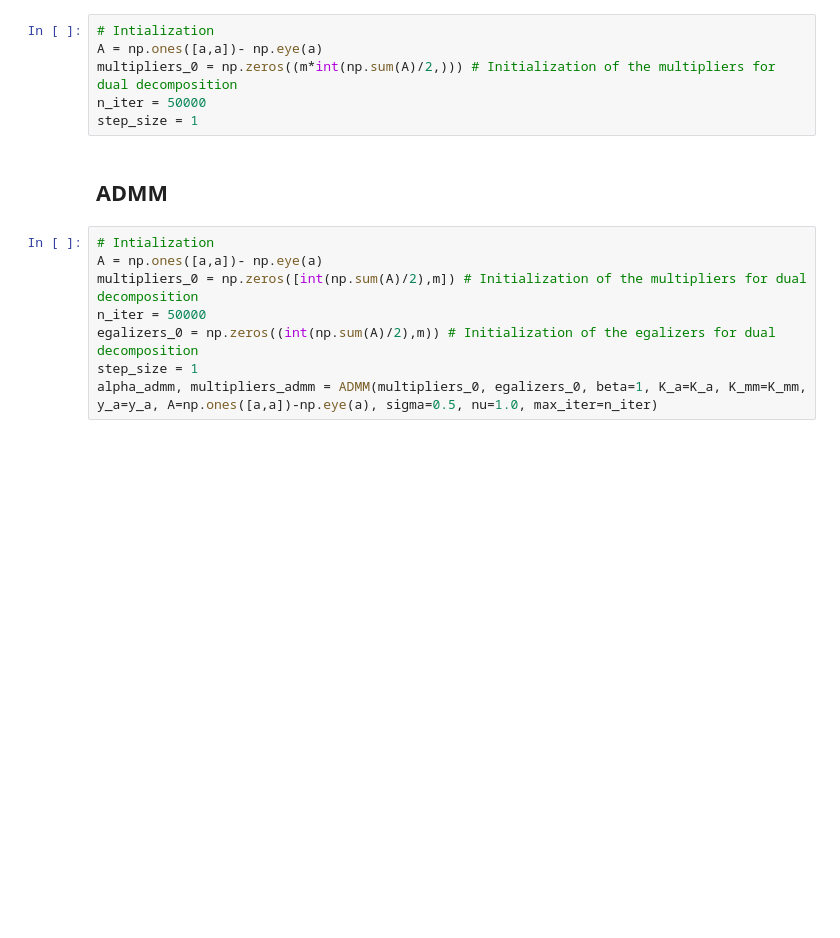
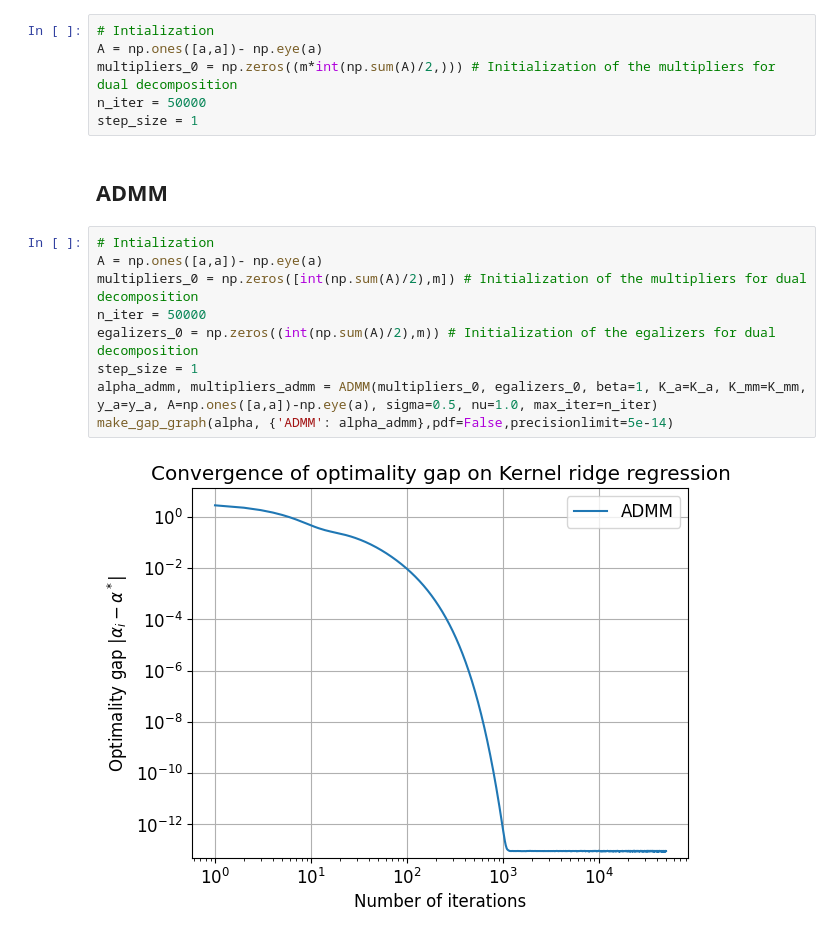
Before and after one commit to Loris-Manganelli/projet-cooperative-optimisation, a Jupyter notebook: Notebook.ipynb, the cells around one changed output. Saved outputs shown, nothing was run; the diff lists cells and outputs as text; blank space fills up the shorter version.

```diff
--- a/Notebook.ipynb
+++ b/Notebook.ipynb
@@ -103,11 +103,14 @@ step_size = 1
 # %%
 # Intialization
 A = np.ones([a,a])- np.eye(a)
 multipliers_0 = np.zeros([int(np.sum(A)/2),m]) # Initialization of the multipliers for dual decomposition
 n_iter = 50000
 egalizers_0 = np.zeros((int(np.sum(A)/2),m)) # Initialization of the egalizers for dual decomposition
 step_size = 1
 alpha_admm, multipliers_admm = ADMM(multipliers_0, egalizers_0, beta=1, K_a=K_a, K_mm=K_mm, y_a=y_a, A=np.ones([a,a])-np.eye(a), sigma=0.5, nu=1.0, max_iter=n_iter)
+make_gap_graph(alpha, {'ADMM': alpha_admm},pdf=False,precisionlimit=5e-14)
+# %% [output]
+[figure, added]
 # %%
 alphaDict = {'DGD': alpha_dgd, 'GT': alpha_gt, 'Dual Decomposition': alpha_dualdecomp, 'ADMM': alpha_admm}
 
```
Also changed, not shown: parts of 4 cells of this notebook, 1 other file.
